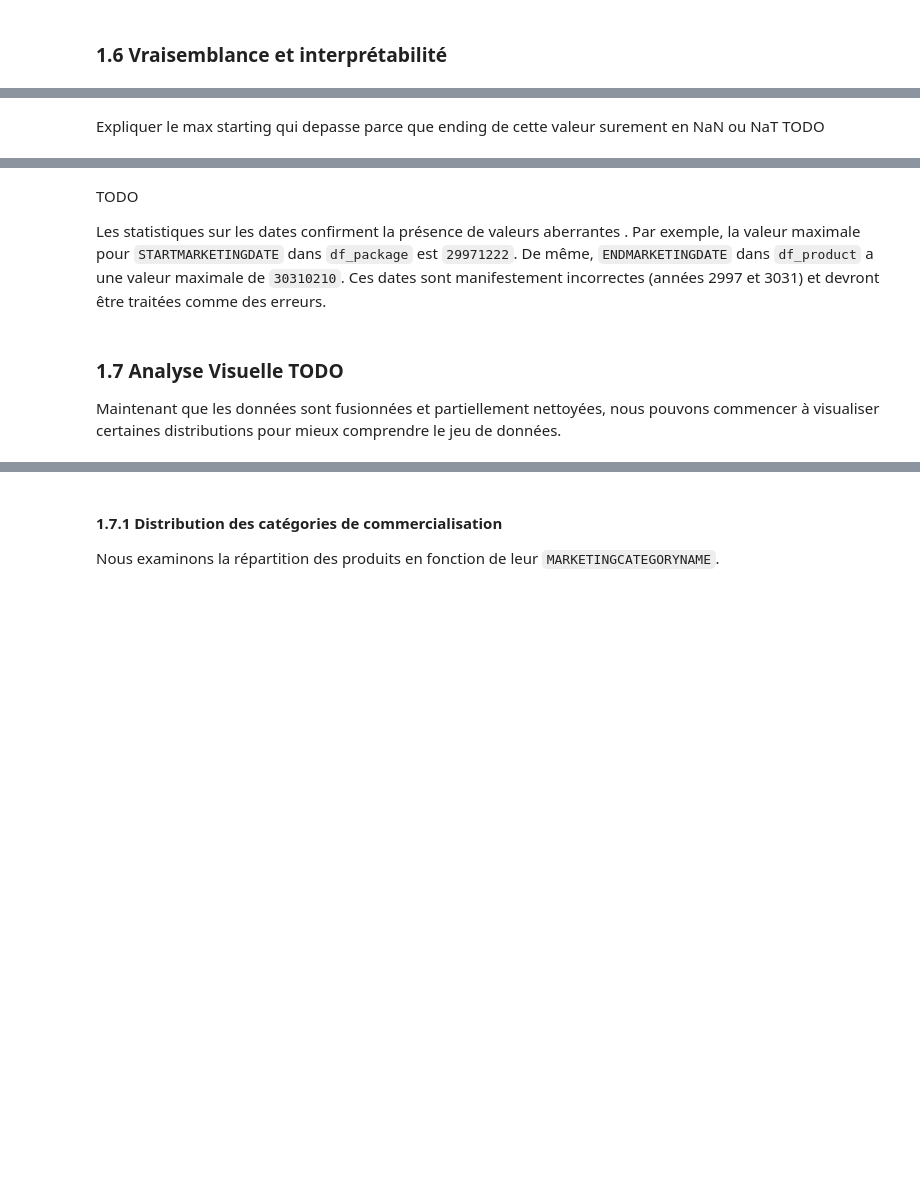
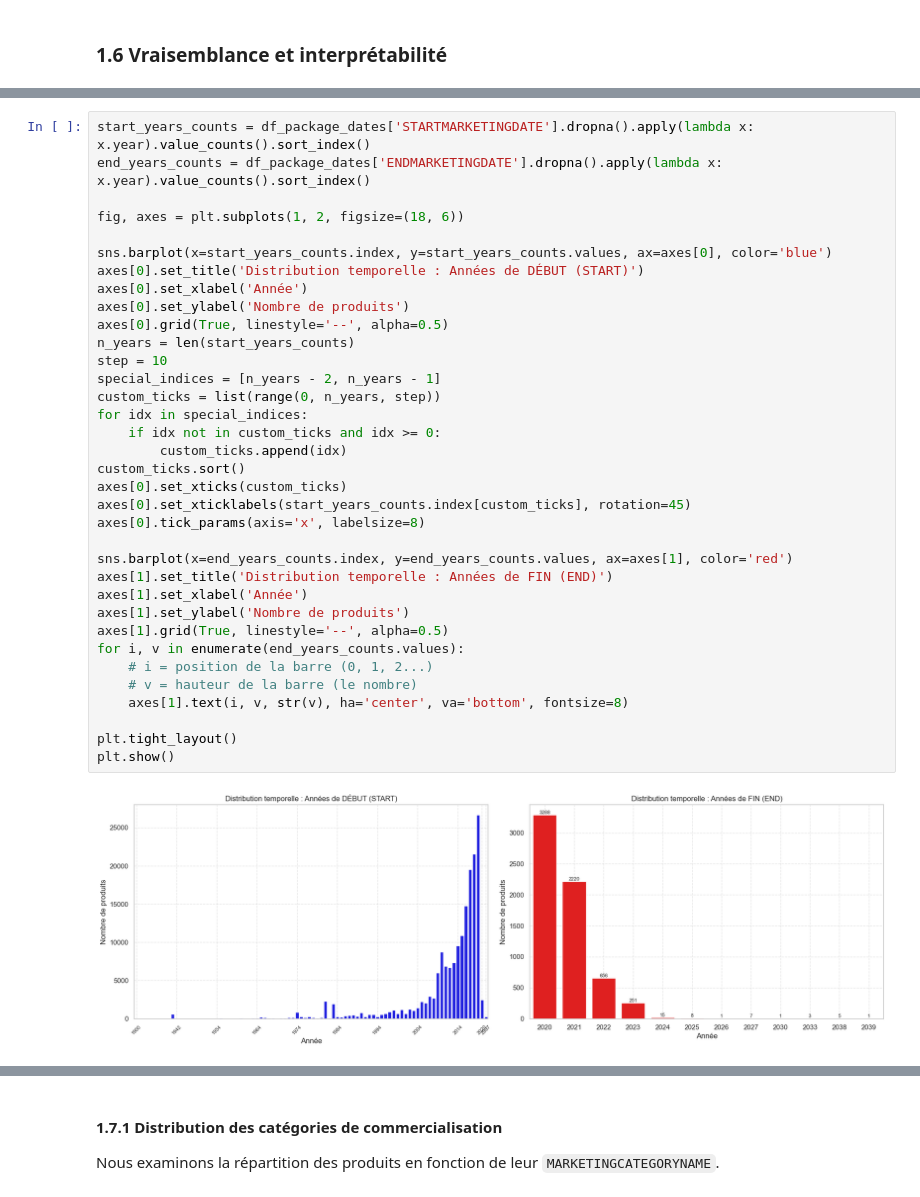
Before and after one commit to NtoDeath/Forage_de_donnees, a Jupyter notebook: TP2_Pretraitement_Representation/tp2.ipynb, the cells around one changed output, grey strips where cells are left out. Saved outputs shown, nothing was run; the diff lists cells and outputs as text; blank space fills up the shorter version.

```diff
--- a/TP2_Pretraitement_Representation/tp2.ipynb
+++ b/TP2_Pretraitement_Representation/tp2.ipynb
@@ -241,7 +501,5 @@ Statistiques descriptives pour df_product['ENDMARKETINGDATE']:
 Min : 2020-02-15 00:00:00
 Max : 2039-08-31 00:00:00
-# %% [markdown]
-Expliquer le max starting qui depasse parce que ending de cette valeur surement en NaN ou NaT TODO
 # %%
 valid_dates_product = df_product_dates['STARTMARKETINGDATE'].dropna()
 valid_dates_product_end = df_product_dates['ENDMARKETINGDATE'].dropna()
@@ -261,10 +520,40 @@ Max : 2020-02-14 00:00:00
 Statistiques descriptives pour df_product['ENDMARKETINGDATE']:
 Min : 2020-02-15 00:00:00
 Max : 3031-02-09 00:00:00
-# %% [markdown]
-TODO
-
-Les statistiques sur les dates confirment la présence de valeurs aberrantes . Par exemple, la valeur maximale pour `STARTMARKETINGDATE` dans `df_package` est `29971222`. De même, `ENDMARKETINGDATE` dans `df_product` a une valeur maximale de `30310210`. Ces dates sont manifestement incorrectes (années 2997 et 3031) et devront être traitées comme des erreurs.
-# %% [markdown]
-### 1.7 Analyse Visuelle TODO
-Maintenant que les données sont fusionnées et partiellement nettoyées, nous pouvons commencer à visualiser certaines distributions pour mieux comprendre le jeu de données.
+# %%
+start_years_counts = df_package_dates['STARTMARKETINGDATE'].dropna().apply(lambda x: x.year).value_counts().sort_index()
+end_years_counts = df_package_dates['ENDMARKETINGDATE'].dropna().apply(lambda x: x.year).value_counts().sort_index()
+
+fig, axes = plt.subplots(1, 2, figsize=(18, 6))
+
+sns.barplot(x=start_years_counts.index, y=start_years_counts.values, ax=axes[0], color='blue')
+axes[0].set_title('Distribution temporelle : Années de DÉBUT (START)')
+axes[0].set_xlabel('Année')
+axes[0].set_ylabel('Nombre de produits')
+axes[0].grid(True, linestyle='--', alpha=0.5)
+n_years = len(start_years_counts)
+step = 10
+special_indices = [n_years - 2, n_years - 1]
+custom_ticks = list(range(0, n_years, step))
+for idx in special_indices:
+    if idx not in custom_ticks and idx >= 0:
+        custom_ticks.append(idx)
+custom_ticks.sort()
+axes[0].set_xticks(custom_ticks)
+axes[0].set_xticklabels(start_years_counts.index[custom_ticks], rotation=45)
+axes[0].tick_params(axis='x', labelsize=8)
+
+sns.barplot(x=end_years_counts.index, y=end_years_counts.values, ax=axes[1], color='red')
+axes[1].set_title('Distribution temporelle : Années de FIN (END)')
+axes[1].set_xlabel('Année')
+axes[1].set_ylabel('Nombre de produits')
+axes[1].grid(True, linestyle='--', alpha=0.5)
+for i, v in enumerate(end_years_counts.values):
+    # i = position de la barre (0, 1, 2...)
+    # v = hauteur de la barre (le nombre)
+    axes[1].text(i, v, str(v), ha='center', va='bottom', fontsize=8)
+
+plt.tight_layout()
+plt.show()
+# %% [output]
+[figure, added]
```
Also changed, not shown: parts of 68 cells of this notebook.
